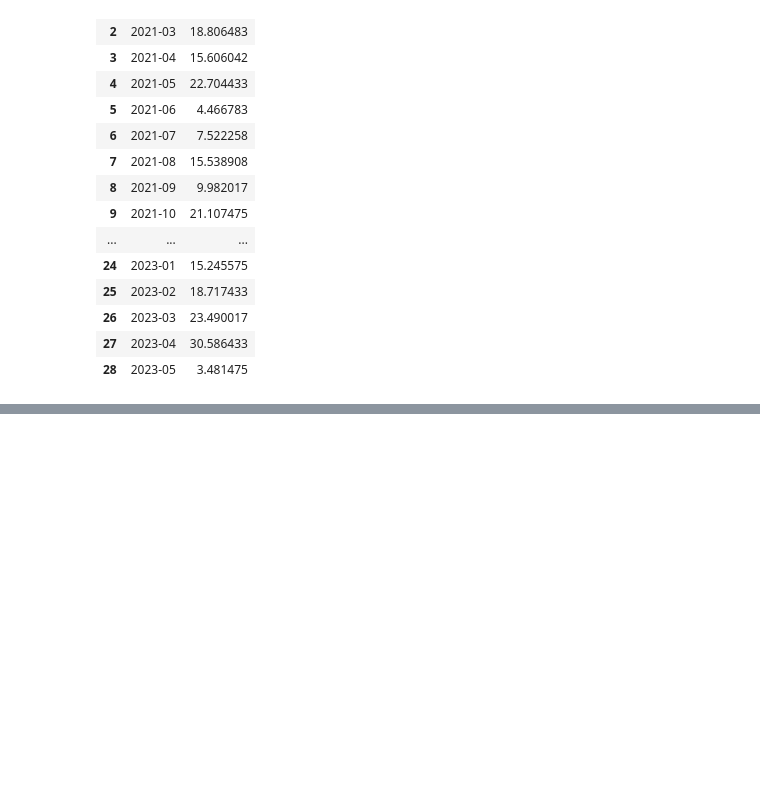
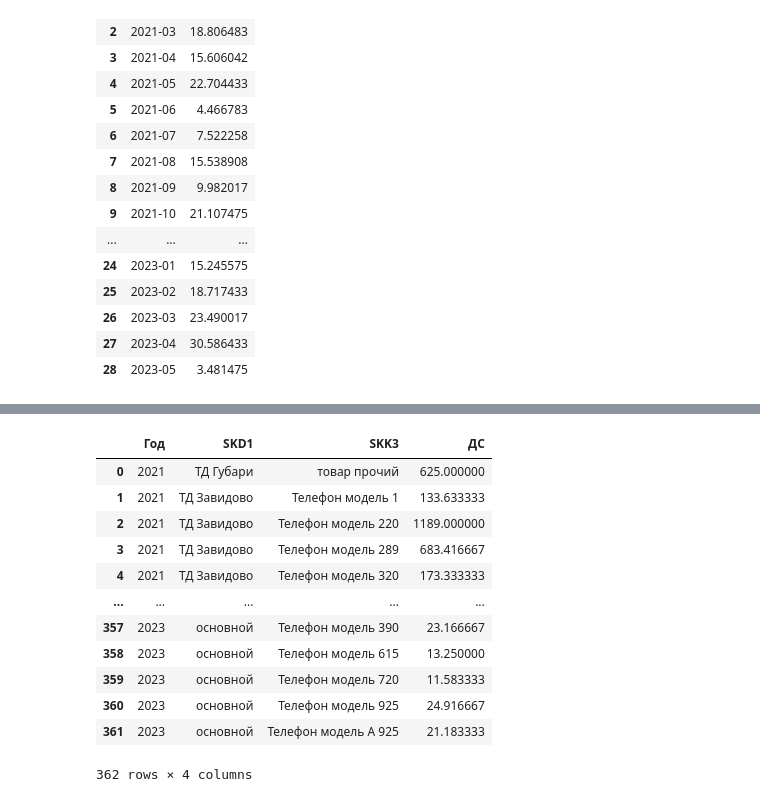
Before and after one commit to Smolenishev/streamlit-test_1-app, a Jupyter notebook: test_1.ipynb, the cells around one changed output, grey strips where cells are left out. Drawn from its saved outputs; the diff is of its cells as text; code cells hidden in the pictures; blank space fills up the shorter version.

```diff
--- a/test_1.ipynb
+++ b/test_1.ipynb
@@ -214,0 +217,21 @@ pt90_1.plot(kind='bar')
+# %%
+pt90_pn = pd.pivot_table(df90, index=['Год', 'SKD1', 'SKK3'], values=['ДС'], aggfunc='sum', fill_value=0, margins=False)
+# pt90_pn = pt90_pn['ДС']
+
+pt90_pn.reset_index(inplace=True)
+
+pt90_pn
+# %% [output]
+|  | Год | SKD1 | SKK3 | ДС |
+| 0 | 2021 | ТД Губари | товар прочий | 625.000000 |
+| 1 | 2021 | ТД Завидово | Телефон модель 1 | 133.633333 |
+| 2 | 2021 | ТД Завидово | Телефон модель 220 | 1189.000000 |
+| 3 | 2021 | ТД Завидово | Телефон модель 289 | 683.416667 |
+| 4 | 2021 | ТД Завидово | Телефон модель 320 | 173.333333 |
+| ... | ... | ... | ... | ... |
+| 357 | 2023 | основной | Телефон модель 390 | 23.166667 |
+| 358 | 2023 | основной | Телефон модель 615 | 13.250000 |
+| 359 | 2023 | основной | Телефон модель 720 | 11.583333 |
+| 360 | 2023 | основной | Телефон модель 925 | 24.916667 |
+| 361 | 2023 | основной | Телефон модель А 925 | 21.183333 |
+362 rows × 4 columns
```
Also changed, not shown: parts of 6 cells of this notebook, 1 other file.
